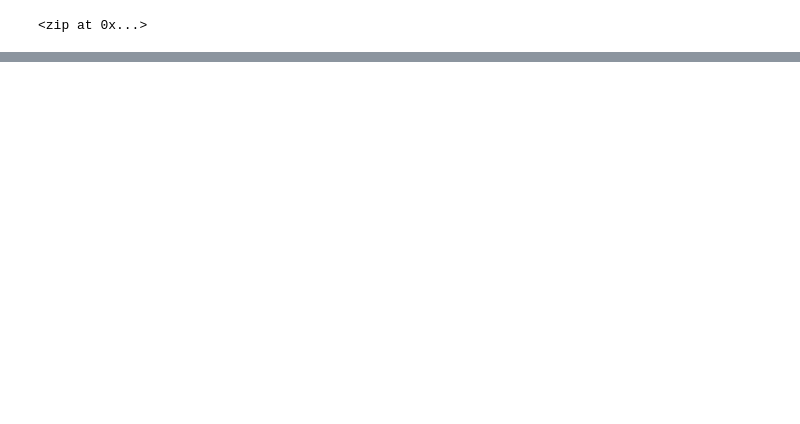
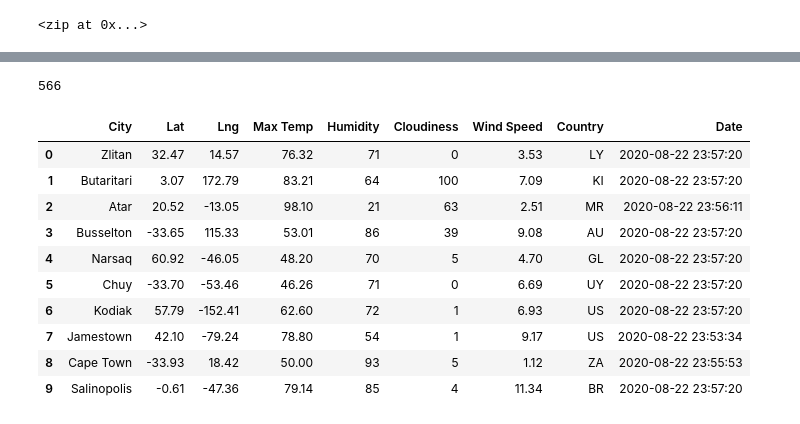
Before and after one commit to Stewartsl17/World_Weather_Analysis, a Jupyter notebook: WeatherPy.ipynb, the cells around one changed output, grey strips where cells are left out. Cells and saved outputs as stored; diff of their text form; code cells hidden in the pictures; blank space fills up the shorter version.

```diff
--- a/WeatherPy.ipynb
+++ b/WeatherPy.ipynb
@@ -33,0 +120,20 @@ len(cities)
+# %%
+print(len(city_data))
+# %% [output]
+566
+# %%
+# Convert the array of dictionaries to a Pandas DataFrame.
+city_data_df = pd.DataFrame(city_data)
+city_data_df.head(10)
+# %% [output]
+|  | City | Lat | Lng | Max Temp | Humidity | Cloudiness | Wind Speed | Country | Date |
+| 0 | Zlitan | 32.47 | 14.57 | 76.32 | 71 | 0 | 3.53 | LY | 2020-08-22 23:57:20 |
+| 1 | Butaritari | 3.07 | 172.79 | 83.21 | 64 | 100 | 7.09 | KI | 2020-08-22 23:57:20 |
+| 2 | Atar | 20.52 | -13.05 | 98.10 | 21 | 63 | 2.51 | MR | 2020-08-22 23:56:11 |
+| 3 | Busselton | -33.65 | 115.33 | 53.01 | 86 | 39 | 9.08 | AU | 2020-08-22 23:57:20 |
+| 4 | Narsaq | 60.92 | -46.05 | 48.20 | 70 | 5 | 4.70 | GL | 2020-08-22 23:57:20 |
+| 5 | Chuy | -33.70 | -53.46 | 46.26 | 71 | 0 | 6.69 | UY | 2020-08-22 23:57:20 |
+| 6 | Kodiak | 57.79 | -152.41 | 62.60 | 72 | 1 | 6.93 | US | 2020-08-22 23:57:20 |
+| 7 | Jamestown | 42.10 | -79.24 | 78.80 | 54 | 1 | 9.17 | US | 2020-08-22 23:53:34 |
+| 8 | Cape Town | -33.93 | 18.42 | 50.00 | 93 | 5 | 1.12 | ZA | 2020-08-22 23:55:53 |
+| 9 | Salinopolis | -0.61 | -47.36 | 79.14 | 85 | 4 | 11.34 | BR | 2020-08-22 23:57:20 |
```
Also changed, not shown: parts of 8 cells of this notebook, 5 other files.
